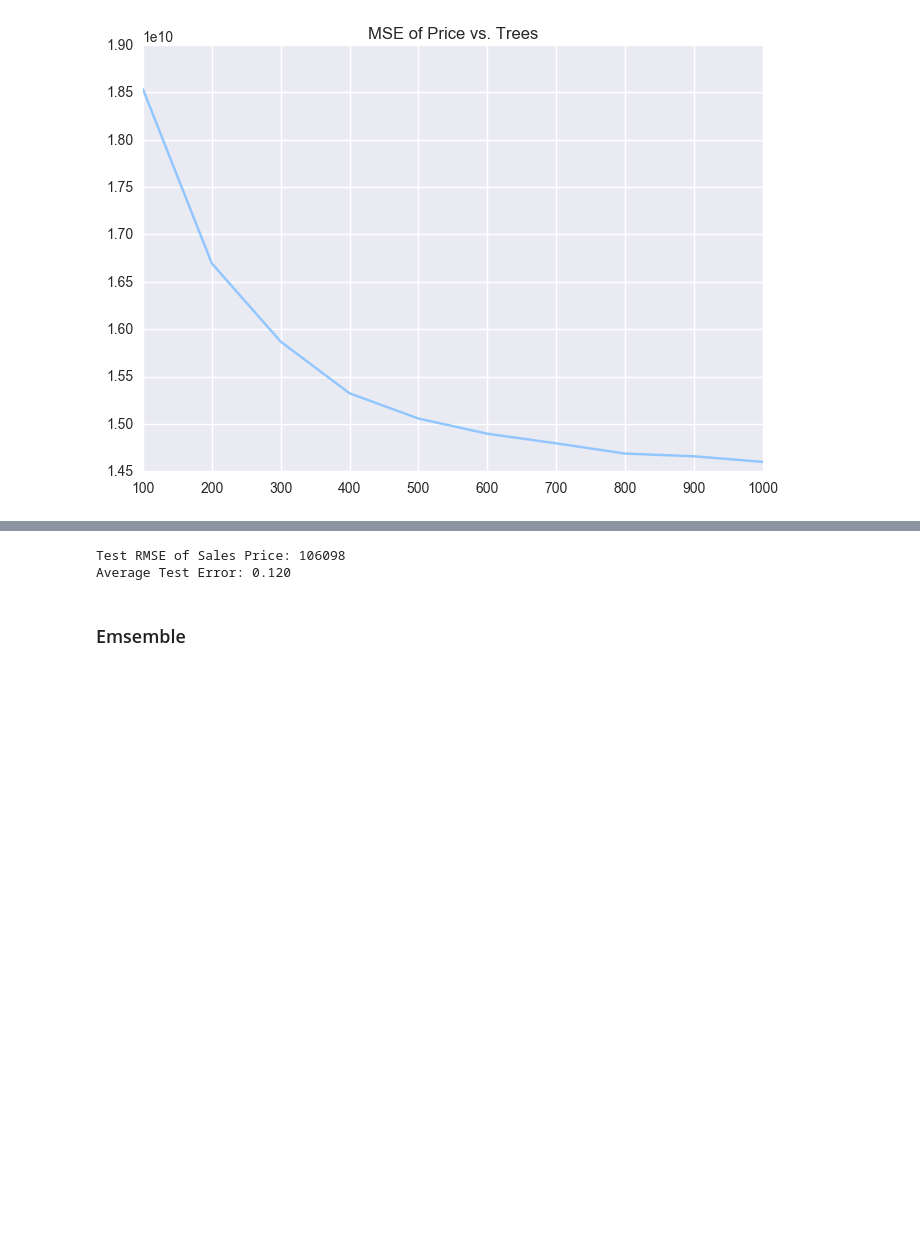
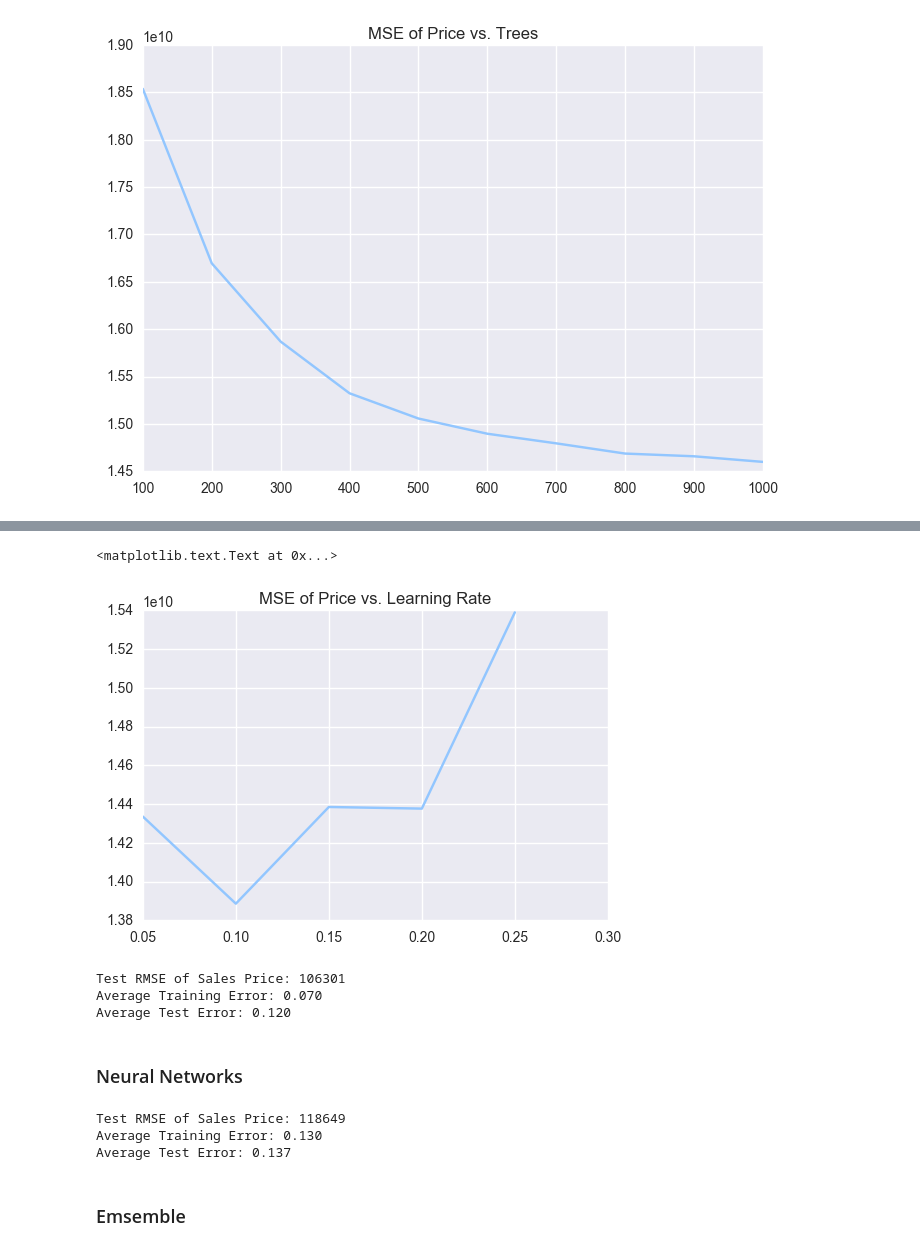
Before and after one commit to wenmwang/King-County-House, a Jupyter notebook: ensemble.ipynb, the cells around one changed output, grey strips where cells are left out. Drawn from its saved outputs; the diff is of its cells as text; code cells hidden in the pictures; blank space fills up the shorter version.

```diff
--- a/ensemble.ipynb
+++ b/ensemble.ipynb
@@ -144,12 +172,41 @@ plt.title('MSE of Price vs. Depth')
+# %%
+n = 1000
+d = 5
+lr_list = [0.05, 0.1, 0.15, 0.2, 0.25]
+mse_list = []
+for l in lr_list:
+    m = GradientBoostingRegressor(n_estimators=n, learning_rate=l, max_depth=d)
+    mse_list.append(-np.mean(cross_val_score(m, train2, price_train, cv=5, n_jobs=-1, scoring='neg_mean_squared_error')))
+plt.plot(lr_list, mse_list)
+plt.title('MSE of Price vs. Learning Rate')
+# %% [output]
+<matplotlib.text.Text at 0x...>
+[figure, added]
 # %%
 m3 = GradientBoostingRegressor(n_estimators=1000, learning_rate=0.1, max_depth=5)
 m3.fit(train2, price_train)
 price_sgb_train = m3.predict(train2)
 price_sgb_pred = m3.predict(test2)
 print 'Test RMSE of Sales Price: %d' % np.sqrt(mean_squared_error(price_test, price_sgb_pred))
+print 'Average Training Error: %.3f' % np.mean(np.true_divide(abs(price_train - price_sgb_train), price_train))
 print 'Average Test Error: %.3f' % np.mean(np.true_divide(abs(price_test - price_sgb_pred), price_test))
 # %% [output]
-Test RMSE of Sales Price: 106098
+Test RMSE of Sales Price: 106301
+Average Training Error: 0.070
 Average Test Error: 0.120
+# %% [markdown]
+### Neural Networks
+# %%
+m4 = MLPRegressor(hidden_layer_sizes=(100,100,100), activation='relu', alpha=0, max_iter=1000, learning_rate_init=0.02)
+m4.fit(train_s, price_train)
+price_nn_train = m4.predict(train_s)
+price_nn_pred = m4.predict(test_s)
+print 'Test RMSE of Sales Price: %d' % np.sqrt(mean_squared_error(price_test, price_nn_pred))
+print 'Average Training Error: %.3f' % np.mean(np.true_divide(abs(price_nn_train - price_train), price_train))
+print 'Average Test Error: %.3f' % np.mean(np.true_divide(abs(price_test - price_nn_pred), price_test))
+# %% [output]
+Test RMSE of Sales Price: 118649
+Average Training Error: 0.130
+Average Test Error: 0.137
 # %% [markdown]
 ### Emsemble
```
Also changed, not shown: parts of 19 cells of this notebook.
